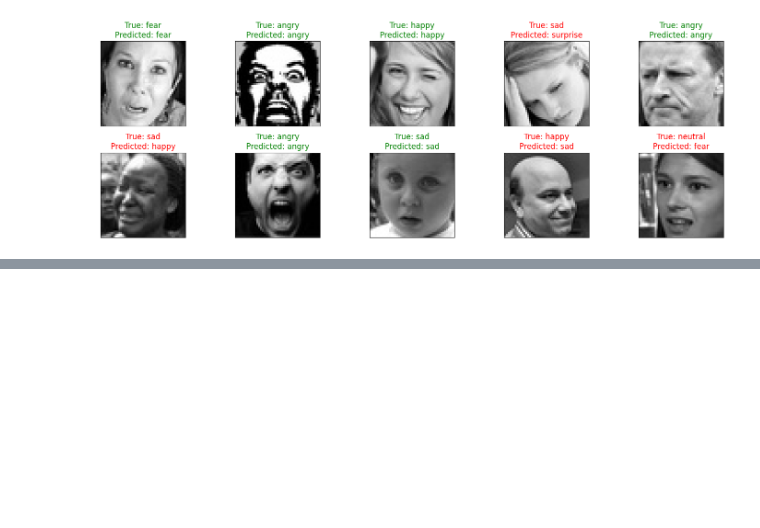
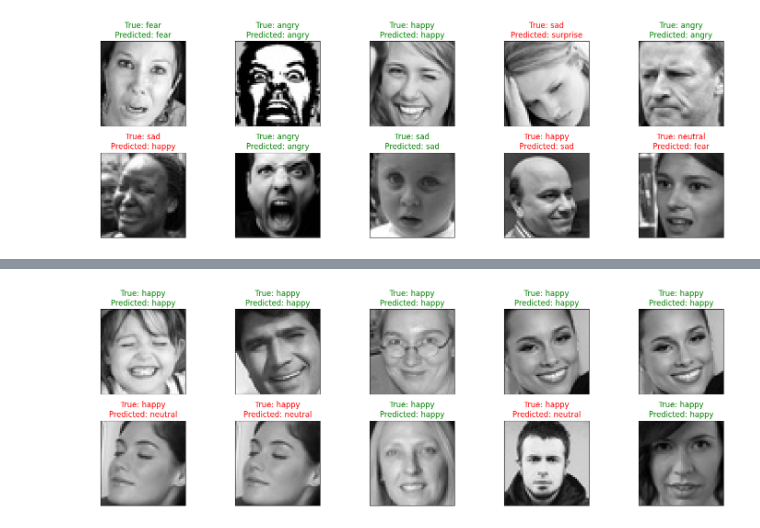
Before and after one commit to Rajesh1505/Capstone_Project_Deep_Learning_for_Computer_Vision, a Jupyter notebook: Capstone_Project_Deep_Learning_for_Computer_Vision.ipynb, the cells around one changed output, grey strips where cells are left out. Cells and saved outputs as stored; diff of their text form; code cells hidden in the pictures; blank space fills up the shorter version.

```diff
--- a/Capstone_Project_Deep_Learning_for_Computer_Vision.ipynb
+++ b/Capstone_Project_Deep_Learning_for_Computer_Vision.ipynb
@@ -561,0 +772,30 @@ plt.show()
+# %%
+# Display 10 images
+random_batch = np.random.randint(0, len(test_data) - 1)
+random_img_indices = np.random.randint(0, batch_size, 10)
+
+fig, axes = plt.subplots(nrows=2, ncols=5, figsize=(15, 5),
+                         subplot_kw={'xticks': [], 'yticks': []})
+
+class_indices = test_data.class_indices
+class_labels = {v: k for k, v in class_indices.items()}
+
+for i, ax in enumerate(axes.flat):
+    random_img = test_data[random_batch][0][random_img_indices[i]]
+    random_img_label = np.argmax(test_data[random_batch][1][random_img_indices[i]])
+
+    model_prediction = np.argmax(resnet50v2_model.predict(tf.expand_dims(random_img, axis=0), verbose=0))
+    ax.imshow(random_img)
+    if random_img_label == model_prediction:
+        color = "green"
+    else:
+        color = "red"
+    ax.set_title(
+        f"True: {class_labels[random_img_label]}\nPredicted: {class_labels[model_prediction]}",
+        color=color
+    )
+
+plt.tight_layout()
+plt.show()
+# %% [output]
+[figure, added]
```
Also changed, not shown: parts of 15 cells of this notebook.
